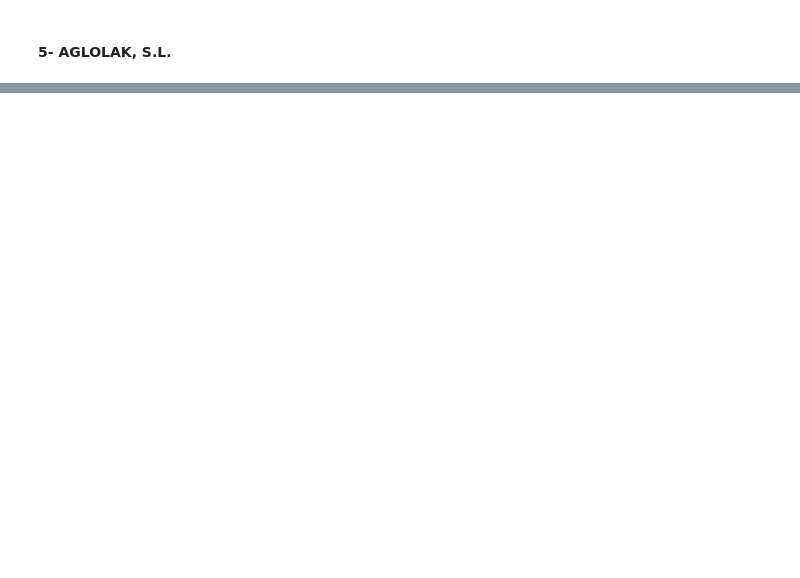
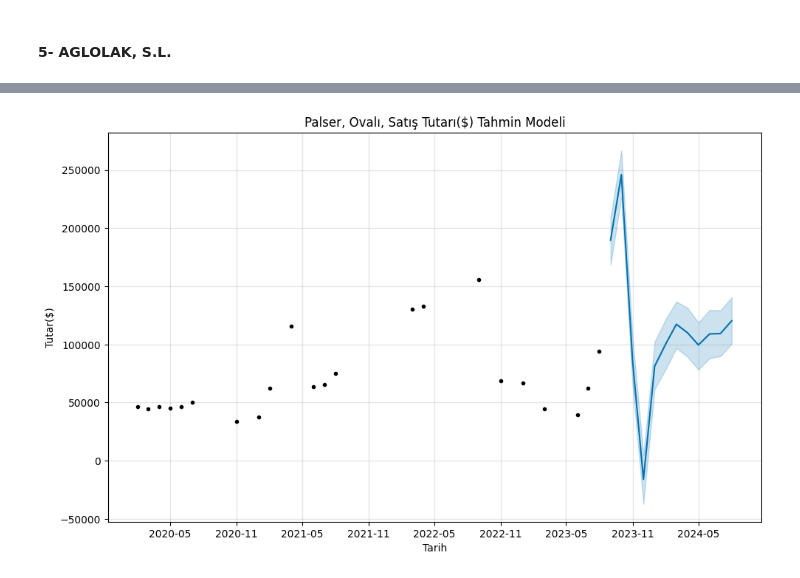
Before and after one commit to mahmutakar0/Beksan, a Jupyter notebook: satislar.ipynb, the cells around one changed output, grey strips where cells are left out. Drawn from its saved outputs; the diff is of its cells as text; code cells hidden in the pictures; blank space fills up the shorter version.

```diff
--- a/satislar.ipynb
+++ b/satislar.ipynb
@@ -943,0 +944,79 @@ dfaglolak.groupby("ürün").agg({"tutar": ["sum","mean","median", "std"]}).sort_
+# %%
+# dfpalser değişkeninin oluştrulması
+df = dfc[dfc["musteri"] == "PALSER- BIOENERGIA E PALETES, Lda."]
+df = df[["ürün", "tarih", "kg", "tutar"]]
+
+#dfpalser istatiksel bilgiler
+print(df.groupby("ürün").agg({"tutar": ["sum","mean","median", "std"]}).sort_values(by = ("tutar", "sum"),ascending= False))
+
+print("#####################################################################")
+print("#####################################################################")
+
+# dfpal grafiği
+df_grouped = df.groupby([pd.Grouper(key="tarih", freq="M"), "ürün"])["tutar"].sum().reset_index()
+
+fig = px.bar(df_grouped, x="tarih", y="tutar", color="ürün", barmode="group")
+fig.update_layout(title={'text': 'PALSER- BIOENERGIA E PALETES, Lda.', 'x': 0.5},legend_title=None)
+fig.show()
+
+
+
+df = df_grouped[df_grouped["ürün"] == "OVALI ÇİVİLER"]
+
+data = df.groupby(by="tarih")[["tutar"]].sum().reset_index()
+data .columns = ["ds", "y"]
+
+print("#####################################################################")
+print("#####################################################################")
+
+data["ds"] = pd.to_datetime(data["ds"])
+data["ds"] = data["ds"].dt.strftime("%Y.%m")
+data = data.groupby("ds")["y"].sum().to_frame()
+data = data.reset_index()
+data["ds"] = pd.to_datetime(data["ds"])
+
+# Modelin kurulumu
+from prophet import Prophet
+model = Prophet()
+model.fit(data)
+
+data.dtypes
+
+future = list()
+for i in range(9,21):
+  if i <=12:
+    date = "2023-%02d" %i
+  else:
+    date = "2024-%02d" %(i-12)
+  future.append([date])
+
+future = pd.DataFrame(future)
+future.columns =["ds"]
+future["ds"] = pd.to_datetime(future["ds"])
+forecast = model.predict(future)
+
+# Tahminler
+print(forecast [["ds", "yhat", "yhat_lower", "yhat_upper"]])
+
+print("#####################################################################")
+print("#####################################################################")
+
+model.plot(forecast)
+pyplot.xlabel("Tarih")
+pyplot.ylabel("Tutar($)")
+pyplot.title("Palser, Ovalı, Satış Tutarı($) Tahmin Modeli")
+pyplot.show()
+
+
+print("#####################################################################")
+print("#####################################################################")
+
+#Hata değerleri
+y_true = data["y"][-12:].values
+y_pred = forecastx["yhat"].values
+
+from sklearn.metrics import mean_absolute_error
+
+mae = mean_absolute_error(y_true, y_pred)
+print("MAE: %.3f" %mae)
+# %% [output]
@@ -943,0 +1060 @@ dfaglolak.groupby("ürün").agg({"tutar": ["sum","mean","median", "std"]}).sort_
+[figure, added]
```
Also changed, not shown: parts of 74 cells of this notebook.
